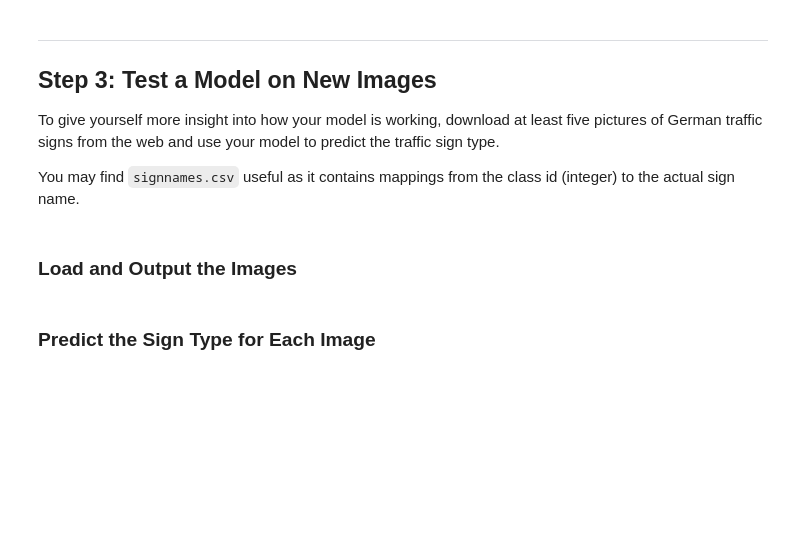
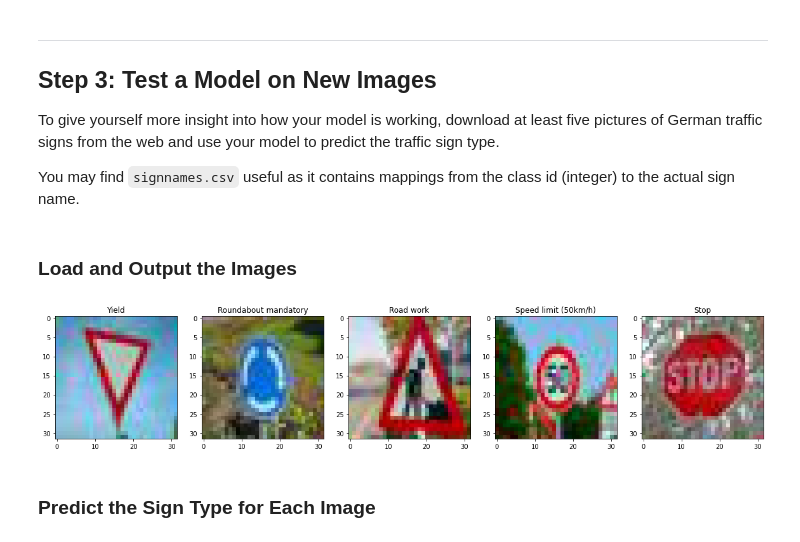
Before and after one commit to jnsagai/traffic-sign-classifier-project, a Jupyter notebook: Traffic_Sign_Classifier.ipynb, the cells around one changed output. Saved outputs shown, nothing was run; the diff lists cells and outputs as text; code cells hidden in the pictures; blank space fills up the shorter version.

```diff
--- a/Traffic_Sign_Classifier.ipynb
+++ b/Traffic_Sign_Classifier.ipynb
@@ -154,3 +590,59 @@ You may find `signnames.csv` useful as it contains mappings from the class id (i
+# %%
+### Load the images and plot them here.
+### Feel free to use as many code cells as needed.
+import matplotlib.image as mpimg
+from PIL import Image
+
+#Open and resize all the images
+img = Image.open('test_images/Original_Yield.jpg')
+new_img = img.resize((32,32))
+new_img.save("test_images/Yield.jpg", "JPEG", optimize=True)
+
+img = Image.open('test_images/Original_RoadAbout.jpg')
+new_img = img.resize((32,32))
+new_img.save("test_images/RoadAbout.jpg", "JPEG", optimize=True)
+
+img = Image.open('test_images/Original_RoadWork.jpg')
+new_img = img.resize((32,32))
+new_img.save("test_images/RoadWork.jpg", "JPEG", optimize=True)
+
+img = Image.open('test_images/Original_Speed_Limit_50.jpg')
+new_img = img.resize((32,32))
+new_img.save("test_images/Speed_Limit_50.jpg", "JPEG", optimize=True)
+
+img = Image.open('test_images/Original_Stop.jpg')
+new_img = img.resize((32,32))
+new_img.save("test_images/Stop.jpg", "JPEG", optimize=True)
+
+#Load the images on a new test dataset
+X_NewTestImages = []
+y_newTestImages = np.array([13,40,25,2,14])
+
+X_NewTestImages.append(mpimg.imread("test_images/Yield.jpg"))
+X_NewTestImages.append(mpimg.imread("test_images/RoadAbout.jpg"))
+X_NewTestImages.append(mpimg.imread("test_images/RoadWork.jpg"))
+X_NewTestImages.append(mpimg.imread("test_images/Speed_Limit_50.jpg"))
+X_NewTestImages.append(mpimg.imread("test_images/Stop.jpg"))
+
+f, (ax1, ax2, ax3, ax4, ax5) = plt.subplots(1, 5, figsize=(20,10))
+ax1.set_title(signnames[y_newTestImages[0]])
+ax1.imshow(X_NewTestImages[0])
+
+ax2.set_title(signnames[y_newTestImages[1]])
+ax2.imshow(X_NewTestImages[1])
+
+ax3.set_title(signnames[y_newTestImages[2]])
+ax3.imshow(X_NewTestImages[2])
+
+ax4.set_title(signnames[y_newTestImages[3]])
+ax4.imshow(X_NewTestImages[3])
+
+ax5.set_title(signnames[y_newTestImages[4]])
+ax5.imshow(X_NewTestImages[4])
+
+plt.show()
+# %% [output]
+[figure, added]
 # %% [markdown]
 ### Predict the Sign Type for Each Image
 # %%
```
Also changed, not shown: parts of 16 cells of this notebook, 15 other files.
